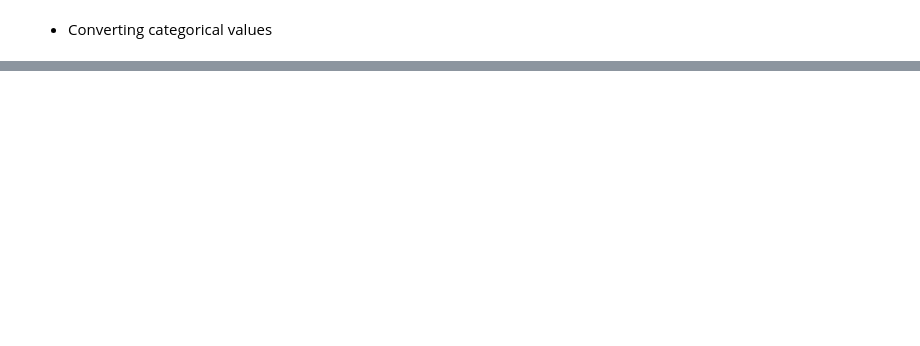
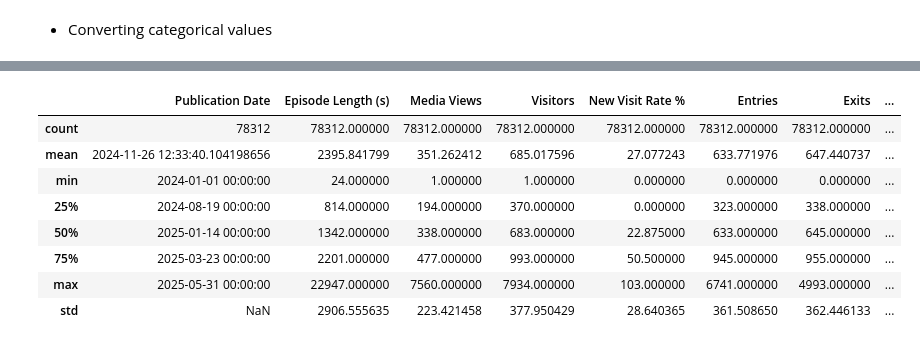
Before and after one commit to hugodup/rts-data-analyst-case, a Jupyter notebook: notebooks/rts_analysis.ipynb, the cells around one changed output, grey strips where cells are left out. Drawn from its saved outputs; the diff is of its cells as text; code cells hidden in the pictures; blank space fills up the shorter version.

```diff
--- a/notebooks/rts_analysis.ipynb
+++ b/notebooks/rts_analysis.ipynb
@@ -580,0 +537,12 @@ Categories (4, object): ['rts-app-info', 'rts-app-play', 'rts-app-sport', 'rts.c
+# %%
+df.describe()
+# %% [output]
+|  | Publication Date | Episode Length (s) | Media Views | Visitors | New Visit Rate % | Entries | Exits | ... |
+| count | 78312 | 78312.000000 | 78312.000000 | 78312.000000 | 78312.000000 | 78312.000000 | 78312.000000 | ... |
+| mean | 2024-11-26 12:33:40.104198656 | 2395.841799 | 351.262412 | 685.017596 | 27.077243 | 633.771976 | 647.440737 | ... |
+| min | 2024-01-01 00:00:00 | 24.000000 | 1.000000 | 1.000000 | 0.000000 | 0.000000 | 0.000000 | ... |
+| 25% | 2024-08-19 00:00:00 | 814.000000 | 194.000000 | 370.000000 | 0.000000 | 323.000000 | 338.000000 | ... |
+| 50% | 2025-01-14 00:00:00 | 1342.000000 | 338.000000 | 683.000000 | 22.875000 | 633.000000 | 645.000000 | ... |
+| 75% | 2025-03-23 00:00:00 | 2201.000000 | 477.000000 | 993.000000 | 50.500000 | 945.000000 | 955.000000 | ... |
+| max | 2025-05-31 00:00:00 | 22947.000000 | 7560.000000 | 7934.000000 | 103.000000 | 6741.000000 | 4993.000000 | ... |
+| std | NaN | 2906.555635 | 223.421458 | 377.950429 | 28.640365 | 361.508650 | 362.446133 | ... |
```
Also changed, not shown: parts of 67 cells of this notebook, 2 other files.
